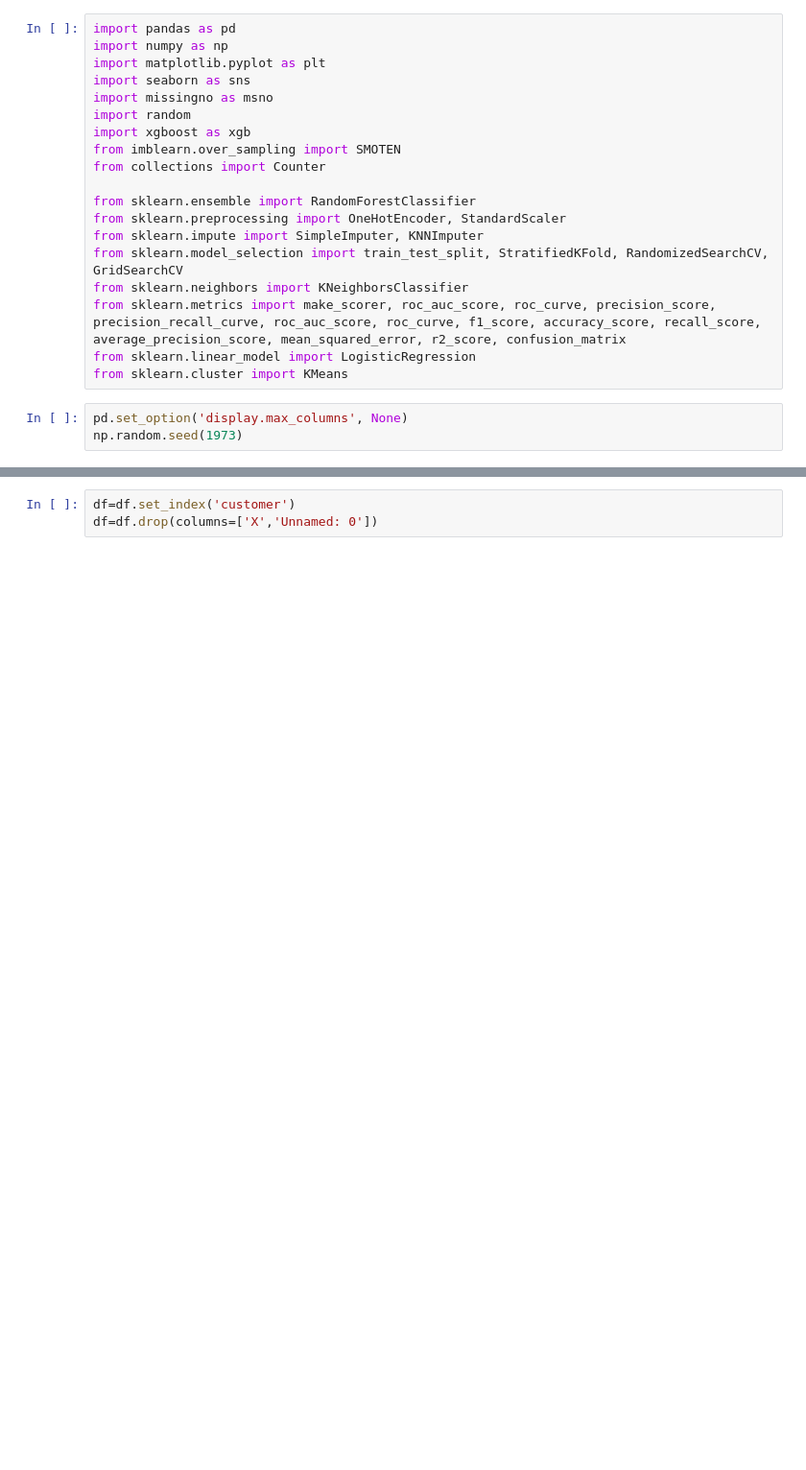
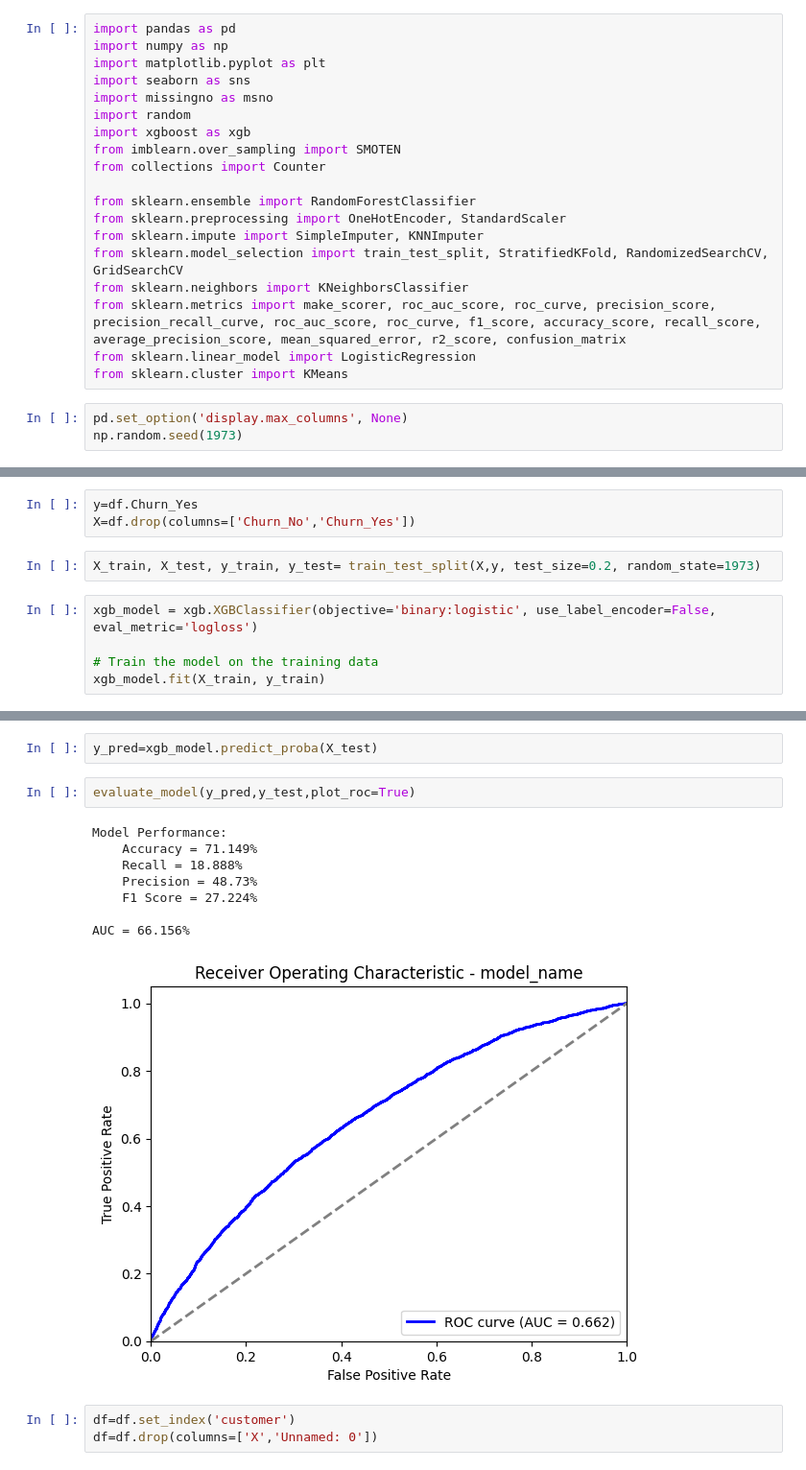
Before and after one commit to GrzegKrajewski/Masters_churn, a Jupyter notebook: code_masters_gk.ipynb, the cells around one changed output, grey strips where cells are left out. Shown at 96% size. Cells and saved outputs as stored; diff of their text form; blank space fills up the shorter version.

```diff
--- a/code_masters_gk.ipynb
+++ b/code_masters_gk.ipynb
@@ -42,0 +97,10 @@ df
+# %%
+y=df.Churn_Yes
+X=df.drop(columns=['Churn_No','Churn_Yes'])
+# %%
+X_train, X_test, y_train, y_test= train_test_split(X,y, test_size=0.2, random_state=1973)
+# %%
+xgb_model = xgb.XGBClassifier(objective='binary:logistic', use_label_encoder=False, eval_metric='logloss')
+
+# Train the model on the training data
+xgb_model.fit(X_train, y_train)
@@ -43,3 +119,16 @@ df
+# %%
+y_pred=xgb_model.predict_proba(X_test)
+# %%
+evaluate_model(y_pred,y_test,plot_roc=True)
+# %% [output]
+Model Performance:
+    Accuracy = 71.149%
+    Recall = 18.888%
+    Precision = 48.73%
+    F1 Score = 27.224%
+
+AUC = 66.156%
+[figure, added]
 # %%
 df=df.set_index('customer')
 df=df.drop(columns=['X','Unnamed: 0'])
```
Also changed, not shown: parts of 8 cells of this notebook, 2 other files.
